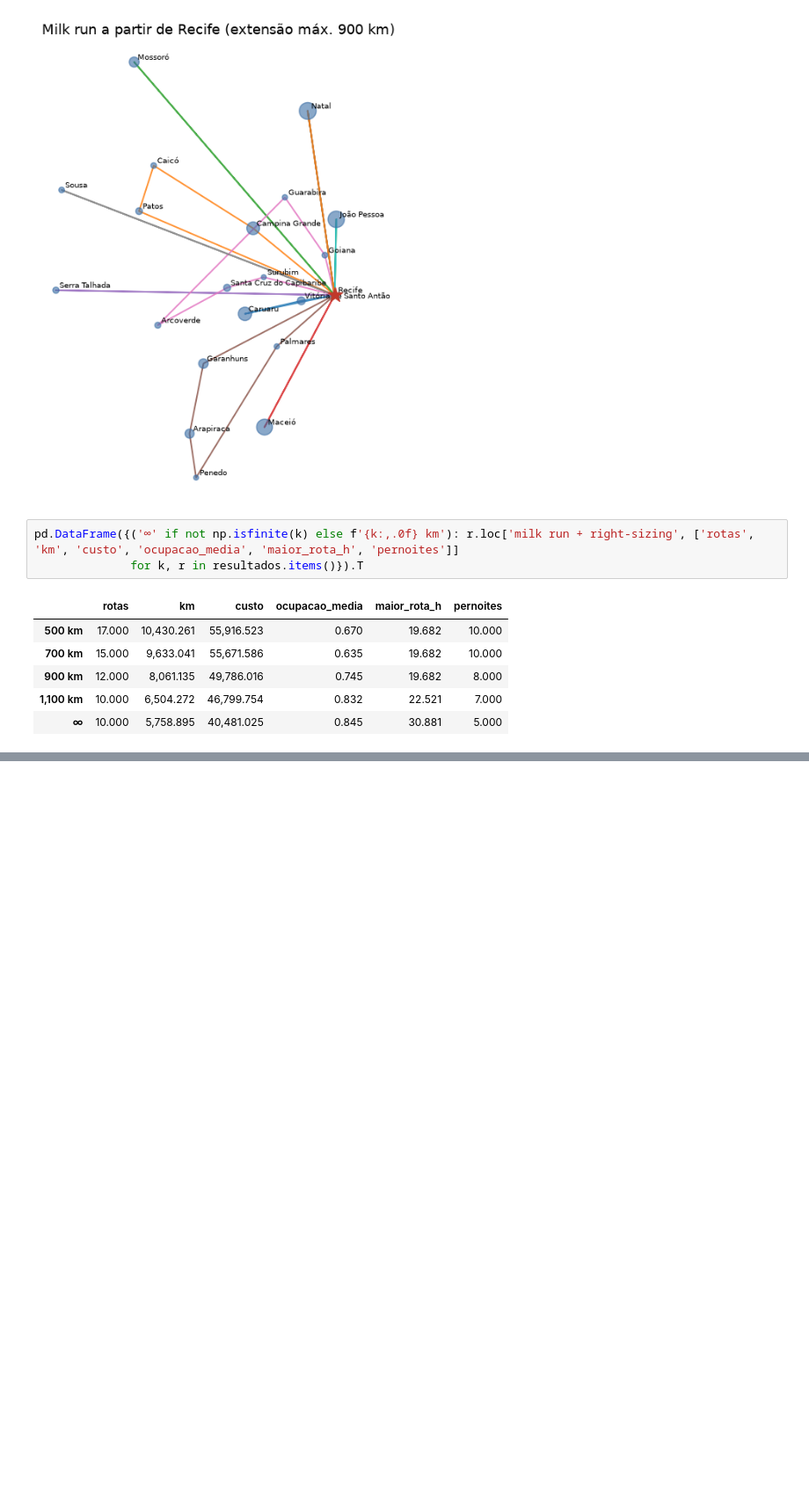
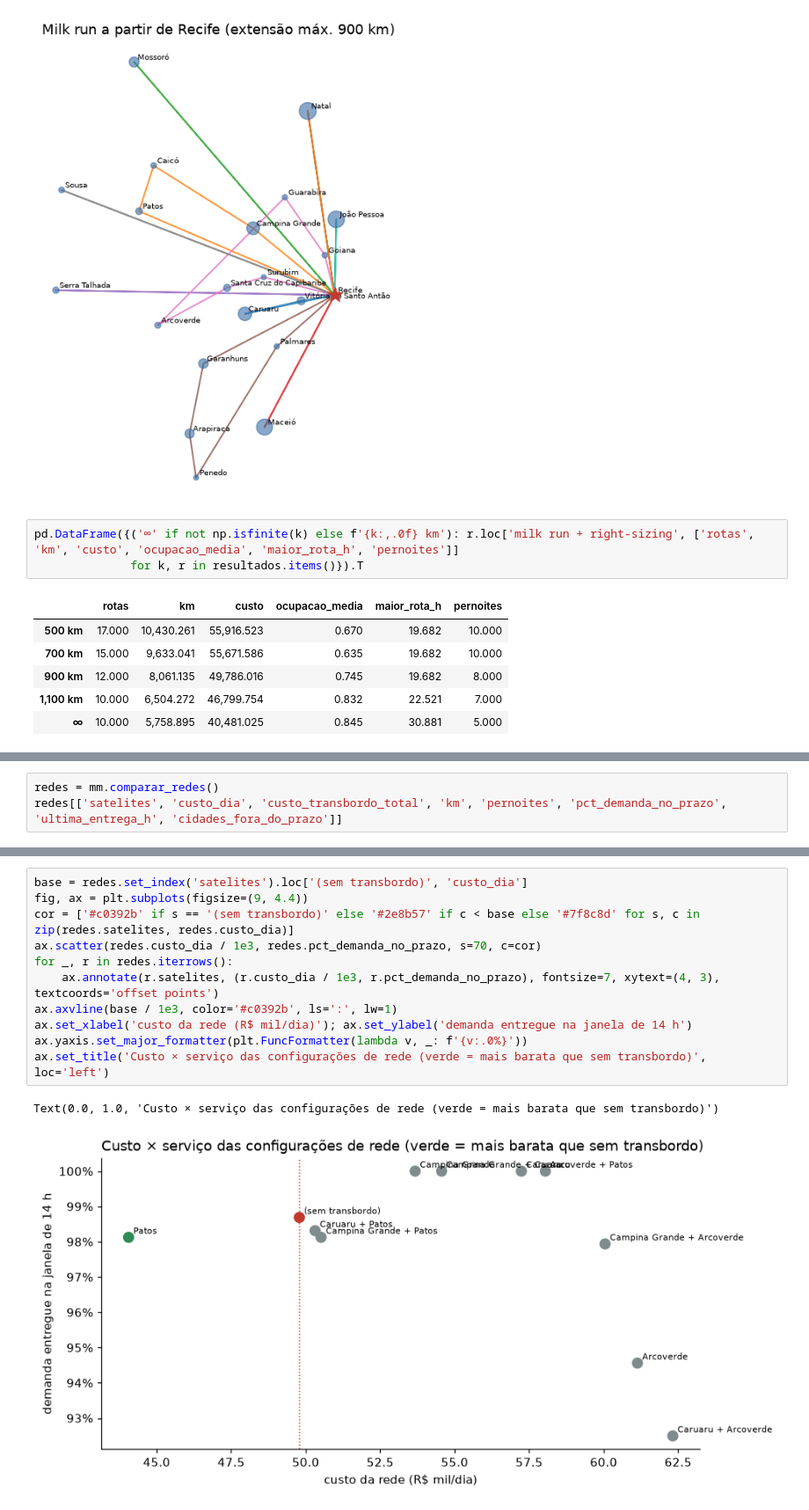
Before and after one commit to fabiojmjr-oss/KPIs-OKRs-SLAs, a Jupyter notebook: notebooks/middle_mile_consolidacao_rotas.ipynb, the cells around one changed output, grey strips where cells are left out. Shown at 88% size. Drawn from its saved outputs; the diff is of its cells as text; blank space fills up the shorter version.

```diff
--- a/notebooks/middle_mile_consolidacao_rotas.ipynb
+++ b/notebooks/middle_mile_consolidacao_rotas.ipynb
@@ -194,0 +205,3 @@ pd.DataFrame({('∞' if not np.isfinite(k) else f'{k:,.0f} km'): r.loc['milk run
+# %%
+redes = mm.comparar_redes()
+redes[['satelites', 'custo_dia', 'custo_transbordo_total', 'km', 'pernoites', 'pct_demanda_no_prazo', 'ultima_entrega_h', 'cidades_fora_do_prazo']]
@@ -194,0 +221,14 @@ pd.DataFrame({('∞' if not np.isfinite(k) else f'{k:,.0f} km'): r.loc['milk run
+# %%
+base = redes.set_index('satelites').loc['(sem transbordo)', 'custo_dia']
+fig, ax = plt.subplots(figsize=(9, 4.4))
+cor = ['#c0392b' if s == '(sem transbordo)' else '#2e8b57' if c < base else '#7f8c8d' for s, c in zip(redes.satelites, redes.custo_dia)]
+ax.scatter(redes.custo_dia / 1e3, redes.pct_demanda_no_prazo, s=70, c=cor)
+for _, r in redes.iterrows():
+    ax.annotate(r.satelites, (r.custo_dia / 1e3, r.pct_demanda_no_prazo), fontsize=7, xytext=(4, 3), textcoords='offset points')
+ax.axvline(base / 1e3, color='#c0392b', ls=':', lw=1)
+ax.set_xlabel('custo da rede (R$ mil/dia)'); ax.set_ylabel('demanda entregue na janela de 14 h')
+ax.yaxis.set_major_formatter(plt.FuncFormatter(lambda v, _: f'{v:.0%}'))
+ax.set_title('Custo × serviço das configurações de rede (verde = mais barata que sem transbordo)', loc='left')
+# %% [output]
+Text(0.0, 1.0, 'Custo × serviço das configurações de rede (verde = mais barata que sem transbordo)')
+[figure, added]
```
Also changed, not shown: parts of 10 cells of this notebook, 6 other files.
